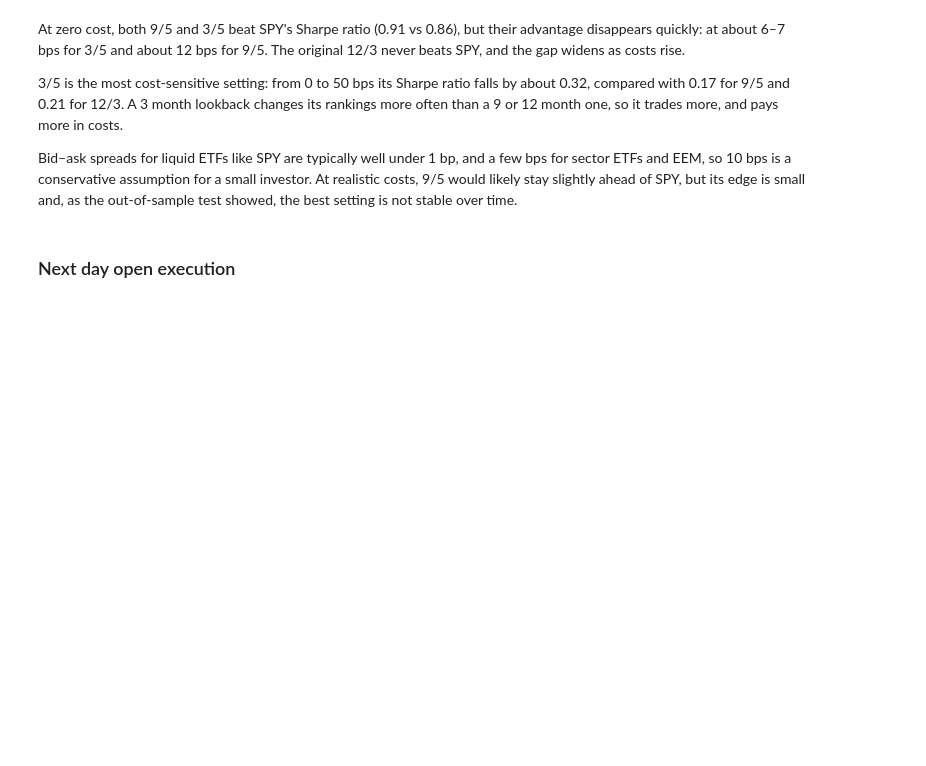
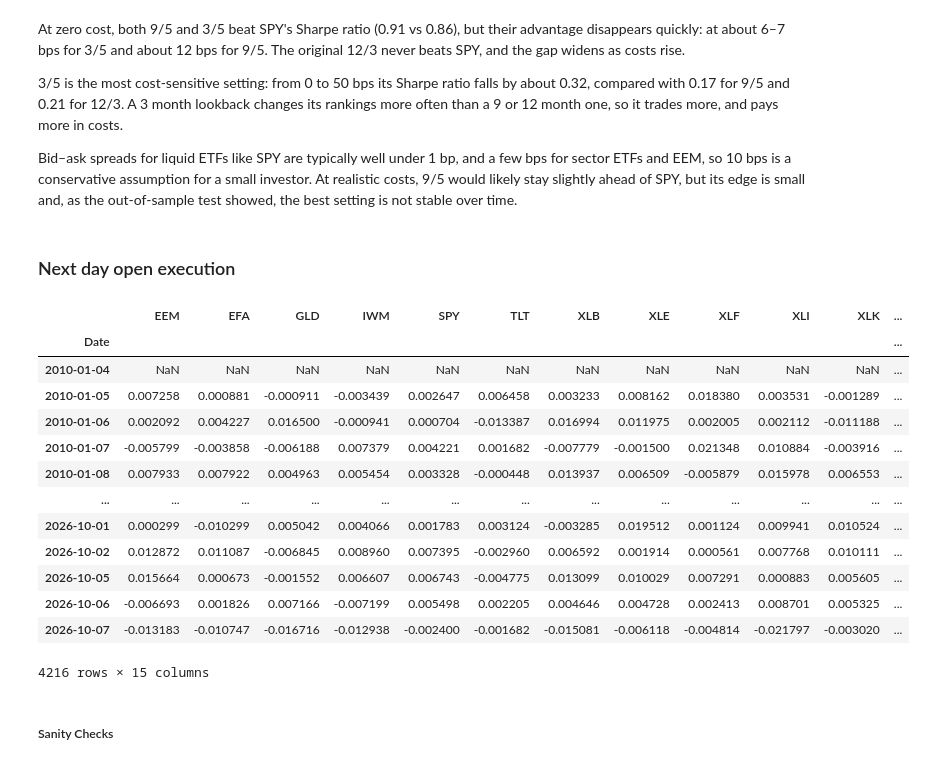
Before and after one commit to Truusst/Momentum-Research, a Jupyter notebook: robustness.ipynb, the cells around one changed output. Cells and saved outputs as stored; diff of their text form; code cells hidden in the pictures; blank space fills up the shorter version.

Commit message:
finish robustness.ipynb as well as updates in data.py to include open prices and a new function in backtester.py to backtest open and close

```diff
--- a/robustness.ipynb
+++ b/robustness.ipynb
@@ -268,3 +268,26 @@ At realistic costs, 9/5 would likely stay slightly ahead of SPY, but its edge is
 and, as the out-of-sample test showed, the best setting is not stable over time.
 # %% [markdown]
 ### Next day open execution
+# %%
+opens = pd.read_csv("data/open.csv", index_col=0, parse_dates=True )
+closes = pd.read_csv("data/prices.csv", index_col=0, parse_dates=True )
+overnight = opens / closes.shift(1) - 1
+intraday = closes / opens - 1
+(1+intraday)*(1+overnight)  - 1
+# %% [output]
+|  | EEM | EFA | GLD | IWM | SPY | TLT | XLB | XLE | XLF | XLI | XLK | ... |
+| Date |  |  |  |  |  |  |  |  |  |  |  | ... |
+| 2010-01-04 | NaN | NaN | NaN | NaN | NaN | NaN | NaN | NaN | NaN | NaN | NaN | ... |
+| 2010-01-05 | 0.007258 | 0.000881 | -0.000911 | -0.003439 | 0.002647 | 0.006458 | 0.003233 | 0.008162 | 0.018380 | 0.003531 | -0.001289 | ... |
+| 2010-01-06 | 0.002092 | 0.004227 | 0.016500 | -0.000941 | 0.000704 | -0.013387 | 0.016994 | 0.011975 | 0.002005 | 0.002112 | -0.011188 | ... |
+| 2010-01-07 | -0.005799 | -0.003858 | -0.006188 | 0.007379 | 0.004221 | 0.001682 | -0.007779 | -0.001500 | 0.021348 | 0.010884 | -0.003916 | ... |
+| 2010-01-08 | 0.007933 | 0.007922 | 0.004963 | 0.005454 | 0.003328 | -0.000448 | 0.013937 | 0.006509 | -0.005879 | 0.015978 | 0.006553 | ... |
+| ... | ... | ... | ... | ... | ... | ... | ... | ... | ... | ... | ... | ... |
+| 2026-10-01 | 0.000299 | -0.010299 | 0.005042 | 0.004066 | 0.001783 | 0.003124 | -0.003285 | 0.019512 | 0.001124 | 0.009941 | 0.010524 | ... |
+| 2026-10-02 | 0.012872 | 0.011087 | -0.006845 | 0.008960 | 0.007395 | -0.002960 | 0.006592 | 0.001914 | 0.000561 | 0.007768 | 0.010111 | ... |
+| 2026-10-05 | 0.015664 | 0.000673 | -0.001552 | 0.006607 | 0.006743 | -0.004775 | 0.013099 | 0.010029 | 0.007291 | 0.000883 | 0.005605 | ... |
+| 2026-10-06 | -0.006693 | 0.001826 | 0.007166 | -0.007199 | 0.005498 | 0.002205 | 0.004646 | 0.004728 | 0.002413 | 0.008701 | 0.005325 | ... |
+| 2026-10-07 | -0.013183 | -0.010747 | -0.016716 | -0.012938 | -0.002400 | -0.001682 | -0.015081 | -0.006118 | -0.004814 | -0.021797 | -0.003020 | ... |
+4216 rows × 15 columns
+# %% [markdown]
+##### Sanity Checks
```
Also changed, not shown: parts of 14 cells of this notebook, 5 other files.
